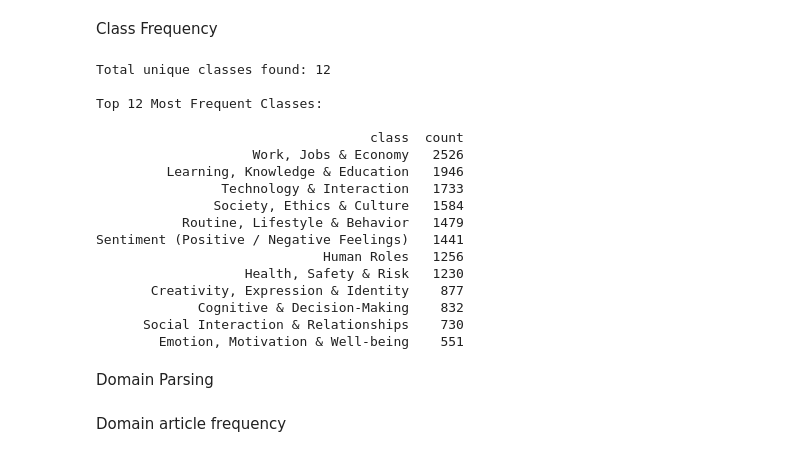
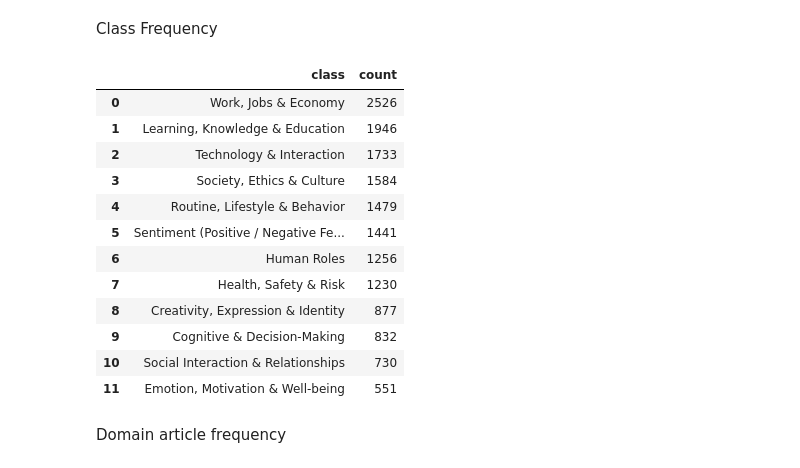
Before and after one commit to mish841/RAISE-26-Data-Science-AI-Competition-Submission, a Jupyter notebook: Data_Science_AI.ipynb, the cells around one changed output. Cells and saved outputs as stored; diff of their text form; code cells hidden in the pictures.

```diff
--- a/Data_Science_AI.ipynb
+++ b/Data_Science_AI.ipynb
@@ -43,38 +31,30 @@ Class Frequency
 # %%
 all_classes = []
 for classes_str in df['classes_str']:
     classes = [c.strip() for c in str(classes_str).split(';')]
     all_classes.extend(classes)
 
 # Count occurrences
 class_counts = Counter(all_classes)
 
 # Convert to DataFrame
 class_df = pd.DataFrame(
     class_counts.items(),
     columns=['class', 'count']
 ).sort_values('count', ascending=False).reset_index(drop=True)
 
-print(f"\nTotal unique classes found: {len(class_df)}")
-print(f"\nTop 12 Most Frequent Classes:\n")
-print(class_df.head(15).to_string(index=False))
+class_df.head(15)
 # %% [output]
-Total unique classes found: 12
-
-Top 12 Most Frequent Classes:
-
-                                   class  count
-                    Work, Jobs & Economy   2526
-         Learning, Knowledge & Education   1946
-                Technology & Interaction   1733
-               Society, Ethics & Culture   1584
-           Routine, Lifestyle & Behavior   1479
-Sentiment (Positive / Negative Feelings)   1441
-                             Human Roles   1256
-                   Health, Safety & Risk   1230
-       Creativity, Expression & Identity    877
-             Cognitive & Decision-Making    832
-      Social Interaction & Relationships    730
-        Emotion, Motivation & Well-being    551
+|  | class | count |
+| 0 | Work, Jobs & Economy | 2526 |
+| 1 | Learning, Knowledge & Education | 1946 |
+| 2 | Technology & Interaction | 1733 |
+| 3 | Society, Ethics & Culture | 1584 |
+| 4 | Routine, Lifestyle & Behavior | 1479 |
+| 5 | Sentiment (Positive / Negative Fe... | 1441 |
+| 6 | Human Roles | 1256 |
+| 7 | Health, Safety & Risk | 1230 |
+| 8 | Creativity, Expression & Identity | 877 |
+| 9 | Cognitive & Decision-Making | 832 |
+| 10 | Social Interaction & Relationships | 730 |
+| 11 | Emotion, Motivation & Well-being | 551 |
-# %% [markdown]
-Domain Parsing
```
Also changed, not shown: parts of 21 cells of this notebook.
